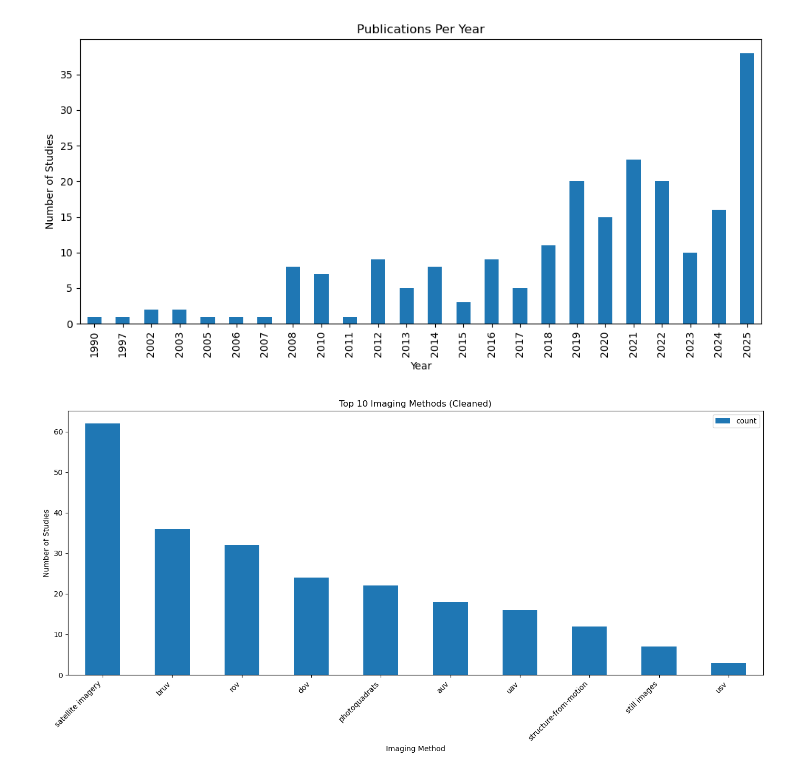
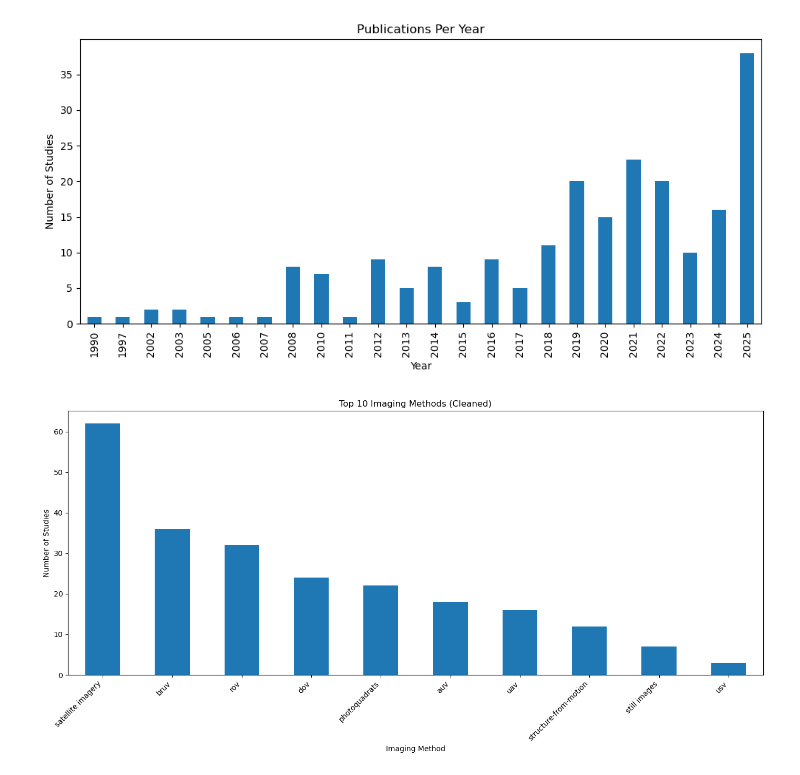
Before and after one commit to DolapoSalim/literature_syn_analysis, a Jupyter notebook: scripts/load_data.ipynb, the cells around one changed output. Saved outputs shown, nothing was run; the diff lists cells and outputs as text; code cells hidden in the pictures.

```diff
--- a/scripts/load_data.ipynb
+++ b/scripts/load_data.ipynb
@@ -167,18 +167,18 @@ plt.show()
 # %% [output]
 [figure]
 # %%
-data = r"C:\Users\dolap\OneDrive\Documents\DOLAPO\data-analysis\literature_syn_analysis\scripts\method_counts_cleaned.csv"
+data = r"C:\Users\dolap\OneDrive\Documents\DOLAPO\data-analysis\literature_syn_analysis\scripts\top_methods.csv"
 data = pd.read_csv(data)
 data
 
 # Plot
 fig, ax = plt.subplots(figsize=(14, 7))
-data.head(10).set_index('Method List').plot(kind="bar", ax=ax)
+data.head(10).set_index('Method List').plot(kind="bar", ax=ax, legend=False)
 ax.set_title("Top 10 Imaging Methods (Cleaned)")
 ax.set_xlabel("Imaging Method")
 ax.set_ylabel("Number of Studies")
 plt.xticks(rotation=45, ha="right")
 plt.tight_layout()
 plt.show()
 # %% [output]
-[figure, old version]
+[figure, new version]
```
Also changed, not shown: parts of 1 cell of this notebook.
